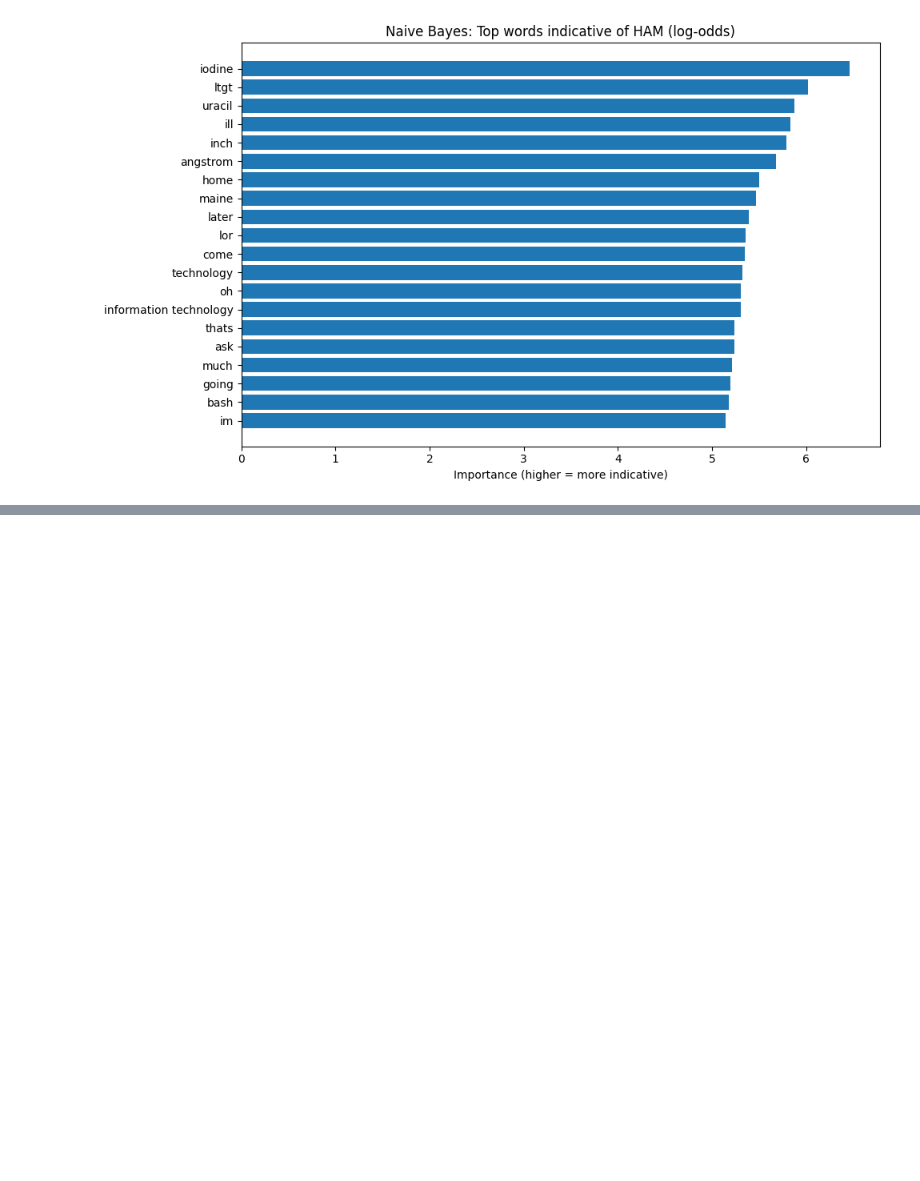
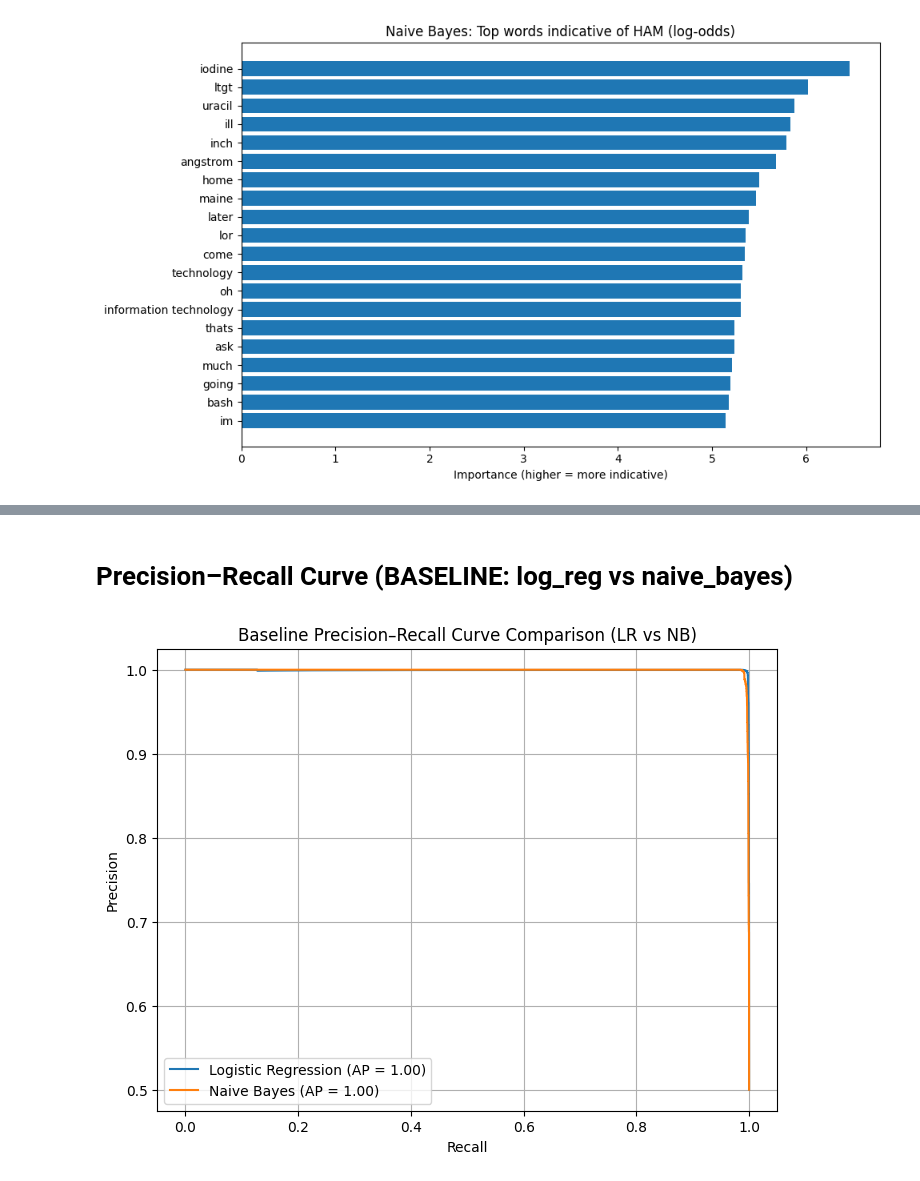
Before and after one commit to PragyaRayamajhi/AppliedMachineLearningCoursework, a Jupyter notebook: 23048659_PragyaRayamajhi_AML_Code.ipynb, the cells around one changed output, grey strips where cells are left out. Saved outputs shown, nothing was run; the diff lists cells and outputs as text; code cells hidden in the pictures; blank space fills up the shorter version.

```diff
--- a/23048659_PragyaRayamajhi_AML_Code.ipynb
+++ b/23048659_PragyaRayamajhi_AML_Code.ipynb
@@ -1135,0 +1137,31 @@ Successfully installed wordcloud-1.9.5
+# %% [markdown]
+# Precision–Recall Curve (BASELINE: log_reg vs naive_bayes)
+# %%
+from sklearn.metrics import precision_recall_curve, average_precision_score
+import matplotlib.pyplot as plt
+
+# Baseline Logistic Regression
+y_scores_lr = log_reg.predict_proba(X_test)[:, 1]
+precision_lr, recall_lr, _ = precision_recall_curve(y_test, y_scores_lr)
+ap_lr = average_precision_score(y_test, y_scores_lr)
+
+# Baseline Naive Bayes
+y_scores_nb = naive_bayes.predict_proba(X_test)[:, 1]
+precision_nb, recall_nb, _ = precision_recall_curve(y_test, y_scores_nb)
+ap_nb = average_precision_score(y_test, y_scores_nb)
+
+# Plot
+plt.figure(figsize=(8, 6))
+plt.plot(recall_lr, precision_lr, label=f'Logistic Regression (AP = {ap_lr:.2f})')
+plt.plot(recall_nb, precision_nb, label=f'Naive Bayes (AP = {ap_nb:.2f})')
+plt.xlabel('Recall')
+plt.ylabel('Precision')
+plt.title('Baseline Precision–Recall Curve Comparison (LR vs NB)')
+plt.legend()
+plt.grid(True)
+plt.show()
+
+best_lr = lr_grid.best_estimator_
+best_nb = nb_grid.best_estimator_
+# %% [output]
+[figure, added]
```
Also changed, not shown: parts of 17 cells of this notebook.
